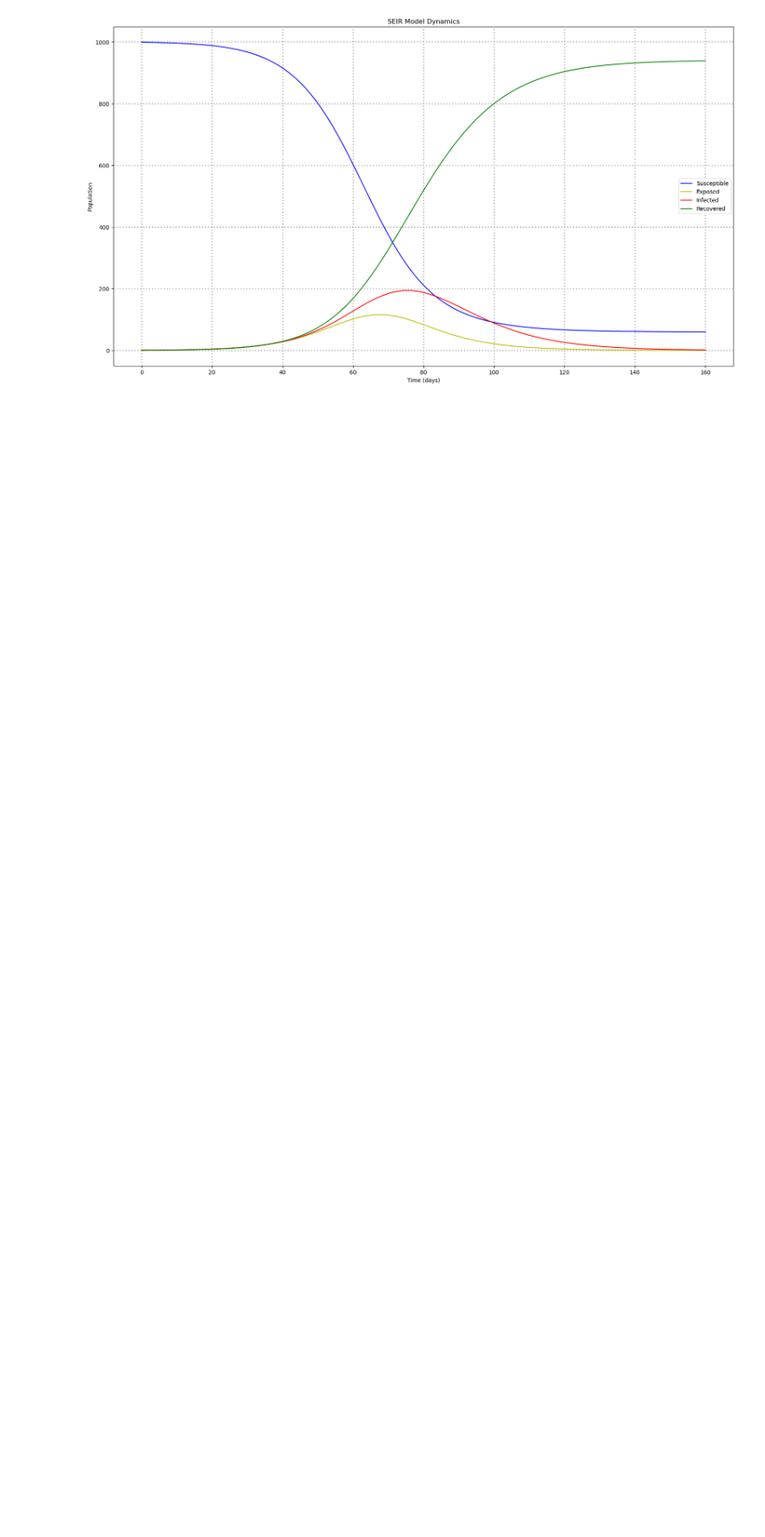
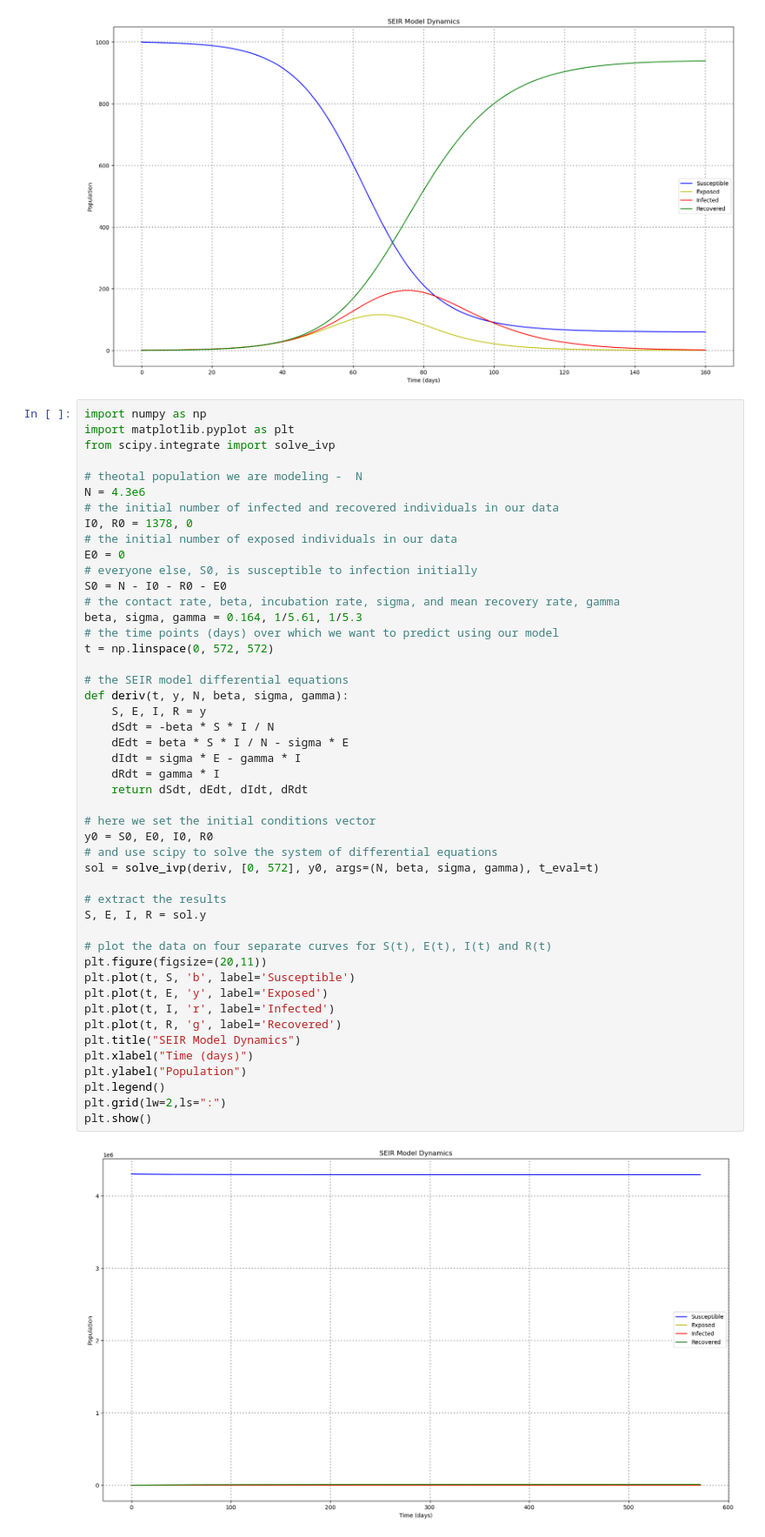
Before and after one commit to brookeb2000/ebola-outbreak-modeling-dashboard, a Jupyter notebook: SEIR_model_practice.ipynb, the cells around one changed output. Shown at 87% size. Cells and saved outputs as stored; diff of their text form; blank space fills up the shorter version.

```diff
--- a/SEIR_model_practice.ipynb
+++ b/SEIR_model_practice.ipynb
@@ -47,3 +47,52 @@ plt.grid(lw=2,ls=":")
 plt.show()
 # %% [output]
 [figure]
+# %%
+import numpy as np
+import matplotlib.pyplot as plt
+from scipy.integrate import solve_ivp
+
+# theotal population we are modeling -  N
+N = 4.3e6
+# the initial number of infected and recovered individuals in our data
+I0, R0 = 1378, 0
+# the initial number of exposed individuals in our data
+E0 = 0
+# everyone else, S0, is susceptible to infection initially
+S0 = N - I0 - R0 - E0
+# the contact rate, beta, incubation rate, sigma, and mean recovery rate, gamma
+beta, sigma, gamma = 0.164, 1/5.61, 1/5.3
+# the time points (days) over which we want to predict using our model
+t = np.linspace(0, 572, 572)
+
+# the SEIR model differential equations
+def deriv(t, y, N, beta, sigma, gamma):
+    S, E, I, R = y
+    dSdt = -beta * S * I / N
+    dEdt = beta * S * I / N - sigma * E
+    dIdt = sigma * E - gamma * I
+    dRdt = gamma * I
+    return dSdt, dEdt, dIdt, dRdt
+
+# here we set the initial conditions vector
+y0 = S0, E0, I0, R0
+# and use scipy to solve the system of differential equations
+sol = solve_ivp(deriv, [0, 572], y0, args=(N, beta, sigma, gamma), t_eval=t)
+
+# extract the results
+S, E, I, R = sol.y
+
+# plot the data on four separate curves for S(t), E(t), I(t) and R(t)
+plt.figure(figsize=(20,11))
+plt.plot(t, S, 'b', label='Susceptible')
+plt.plot(t, E, 'y', label='Exposed')
+plt.plot(t, I, 'r', label='Infected')
+plt.plot(t, R, 'g', label='Recovered')
+plt.title("SEIR Model Dynamics")
+plt.xlabel("Time (days)")
+plt.ylabel("Population")
+plt.legend()
+plt.grid(lw=2,ls=":")
+plt.show()
+# %% [output]
+[figure, added]
```
Also changed, not shown: parts of 2 cells of this notebook.
